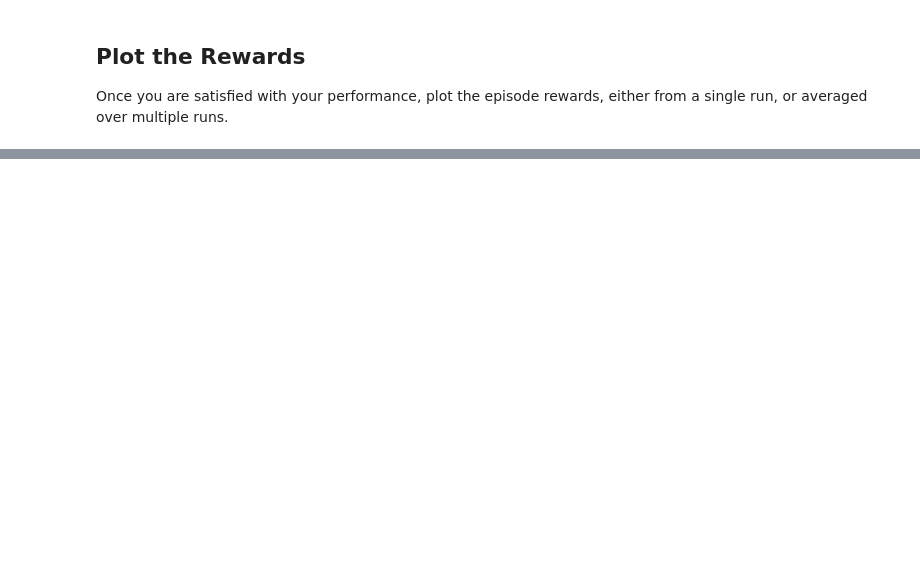
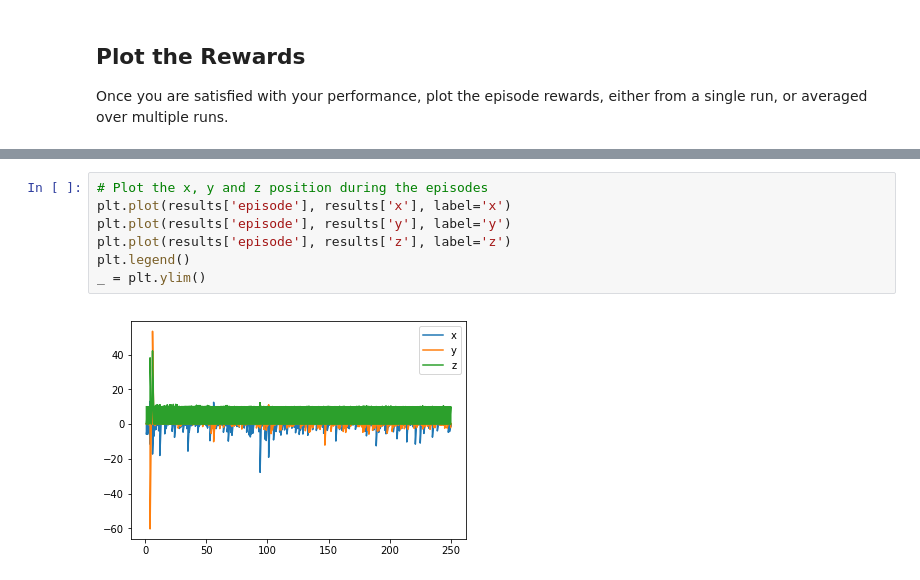
Before and after one commit to matthiasludwig/rl-quadrocopter, a Jupyter notebook: Quadcopter_Project.ipynb, the cells around one changed output, grey strips where cells are left out. Saved outputs shown, nothing was run; the diff lists cells and outputs as text; blank space fills up the shorter version.

```diff
--- a/Quadcopter_Project.ipynb
+++ b/Quadcopter_Project.ipynb
@@ -287,0 +286,9 @@ Once you are satisfied with your performance, plot the episode rewards, either f
+# %%
+# Plot the x, y and z position during the episodes
+plt.plot(results['episode'], results['x'], label='x')
+plt.plot(results['episode'], results['y'], label='y')
+plt.plot(results['episode'], results['z'], label='z')
+plt.legend()
+_ = plt.ylim()
+# %% [output]
+[figure, added]
```
Also changed, not shown: parts of 11 cells of this notebook, 2 other files.
